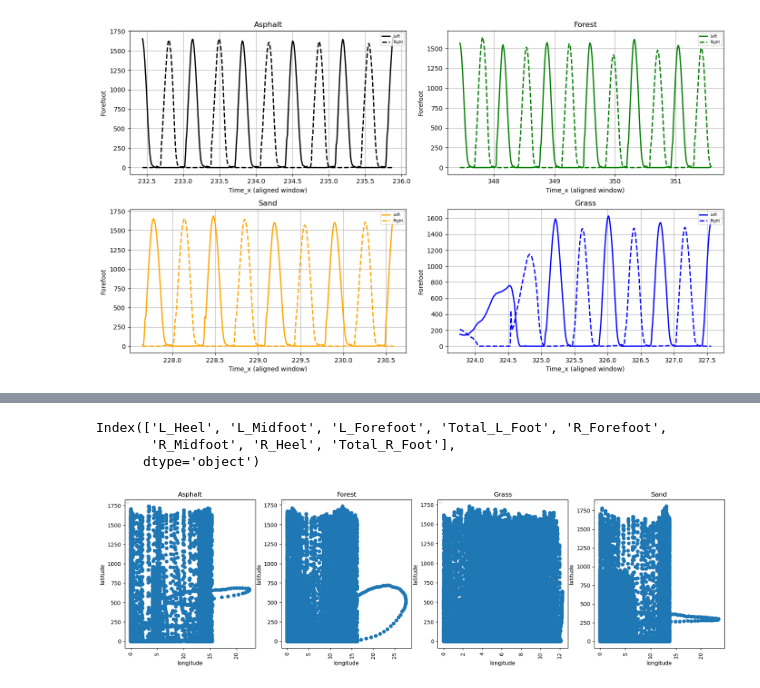
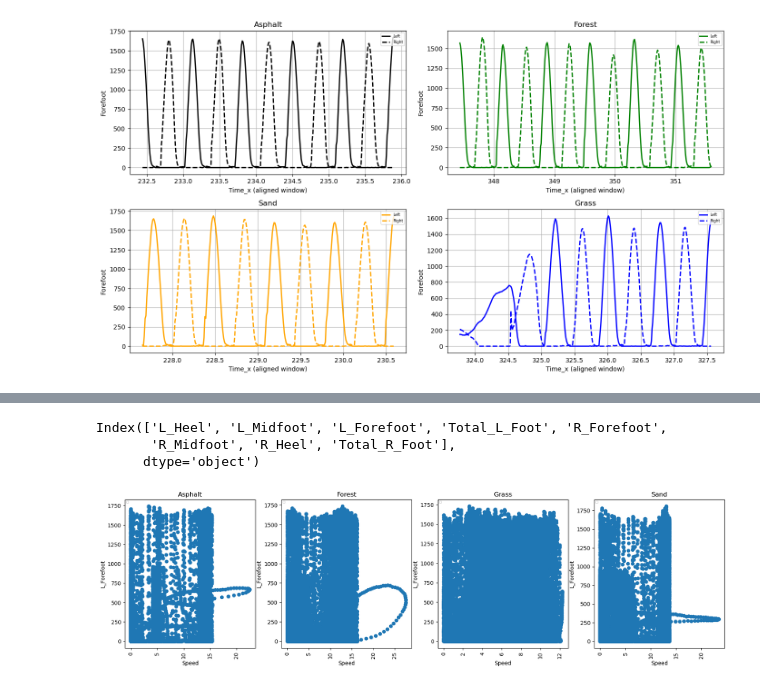
Before and after one commit to Fatemeh-aboulhassani/Movement-Analysis, a Jupyter notebook: notebooks/3. Analysis Foot HeartRate GPX.ipynb, the cells around one changed output, grey strips where cells are left out. Drawn from its saved outputs; the diff is of its cells as text; code cells hidden in the pictures.

Commit message:
debug_Plots

```diff
--- a/notebooks/3. Analysis Foot HeartRate GPX.ipynb
+++ b/notebooks/3. Analysis Foot HeartRate GPX.ipynb
@@ -1607,7 +1596,7 @@ Index(['Time_L', 'Total_L_forcefoot', 'Time_R', 'Total_R_forcefoot'], dtype='obj
 # %%
 
 
-mask_step = 100  # threshold for ground/air
+mask_step = 50  # threshold for ground/air
 
 surfaces = {
     "Asphalt": Asphalt_S07_01_341_Date_2025_11_17_Time_10_09_36.copy(),
@@ -1836,30 +1914,30 @@ plt.show()
 # %%
 
 name_17 = [name_of_dataframe[i] for i in [0, 1, 3, 4]]
 df_col = globals()[name_17[0]].copy()
 col = df_col.columns[7:15].copy()
 
 columns_to_check = ['L_Heel', 'L_Midfoot', 'L_Forefoot','Total_L_Foot',
                     'R_Forefoot', 'R_Midfoot', 'R_Heel', 'Total_R_Foot',
                     'Speed (km/h)']
 
 loc_plot = 1
 plt.figure(figsize=(20,5))
 print(col)
 for i in name_17:
     df = globals()[i].copy()
     plt.subplot(1,4,loc_plot)
     plt.scatter(df["Speed (km/h)"],df["L_Forefoot"])
 
 
     loc_plot+=1
-    plt.xlabel("longitude")
+    plt.xlabel("Speed")
     plt.xticks(rotation=90)
-    plt.ylabel("latitude")
+    plt.ylabel("L_Forefoot")
     plt.title(f"{df["foundation"].iloc[0]}")
     plt.legend(loc='upper left', fontsize=5)
 # %% [output]
 Index(['L_Heel', 'L_Midfoot', 'L_Forefoot', 'Total_L_Foot', 'R_Forefoot',
        'R_Midfoot', 'R_Heel', 'Total_R_Foot'],
       dtype='object')
-[figure, old version]
+[figure, new version]
```
Also changed, not shown: parts of 10 cells of this notebook.
